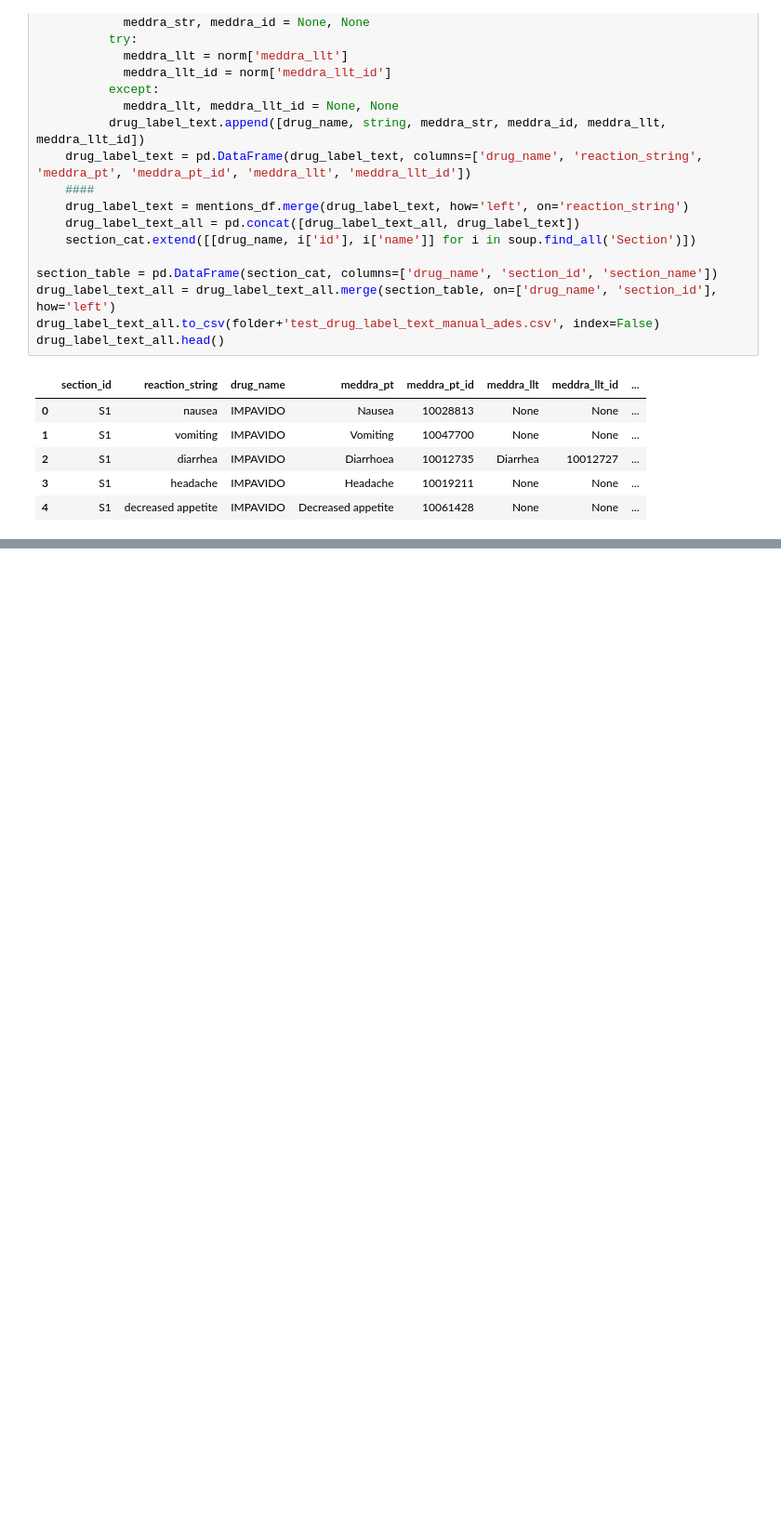
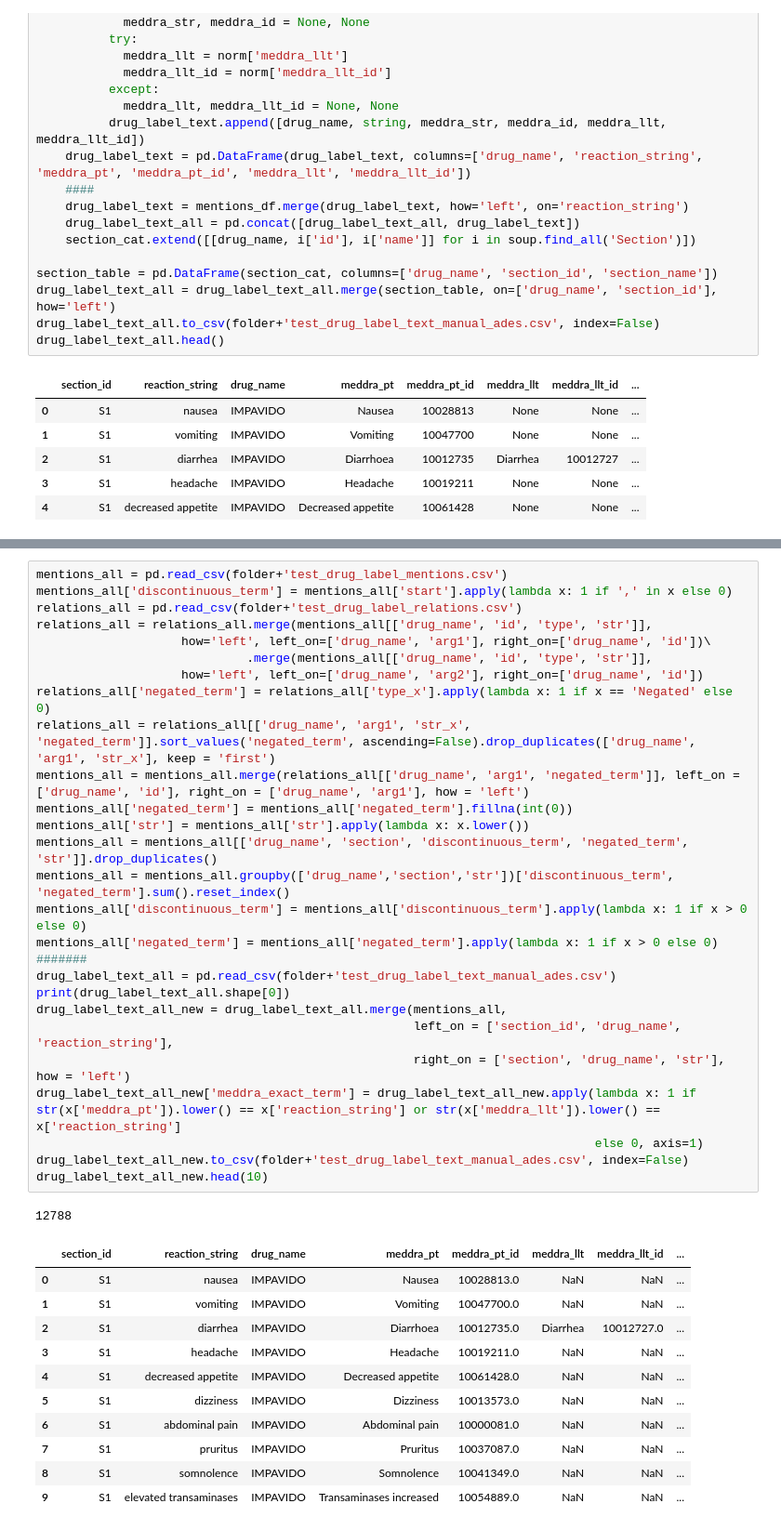
Before and after one commit to tatonetti-lab/onsides-task1, a Jupyter notebook: 1.extract_data.ipynb, the cells around one changed output, grey strips where cells are left out. Shown at 93% size. Drawn from its saved outputs; the diff is of its cells as text; blank space fills up the shorter version.

Commit message:
add ADE term categories into manual ade tables

```diff
--- a/1.extract_data.ipynb
+++ b/1.extract_data.ipynb
@@ -147,0 +347,40 @@ drug_label_text_all.head()
+# %%
+mentions_all = pd.read_csv(folder+'test_drug_label_mentions.csv')
+mentions_all['discontinuous_term'] = mentions_all['start'].apply(lambda x: 1 if ',' in x else 0)
+relations_all = pd.read_csv(folder+'test_drug_label_relations.csv')
+relations_all = relations_all.merge(mentions_all[['drug_name', 'id', 'type', 'str']],
+                    how='left', left_on=['drug_name', 'arg1'], right_on=['drug_name', 'id'])\
+                             .merge(mentions_all[['drug_name', 'id', 'type', 'str']],
+                    how='left', left_on=['drug_name', 'arg2'], right_on=['drug_name', 'id'])
+relations_all['negated_term'] = relations_all['type_x'].apply(lambda x: 1 if x == 'Negated' else 0)
+relations_all = relations_all[['drug_name', 'arg1', 'str_x', 'negated_term']].sort_values('negated_term', ascending=False).drop_duplicates(['drug_name', 'arg1', 'str_x'], keep = 'first')
+mentions_all = mentions_all.merge(relations_all[['drug_name', 'arg1', 'negated_term']], left_on = ['drug_name', 'id'], right_on = ['drug_name', 'arg1'], how = 'left')
+mentions_all['negated_term'] = mentions_all['negated_term'].fillna(int(0))
+mentions_all['str'] = mentions_all['str'].apply(lambda x: x.lower())
+mentions_all = mentions_all[['drug_name', 'section', 'discontinuous_term', 'negated_term', 'str']].drop_duplicates()
+mentions_all = mentions_all.groupby(['drug_name','section','str'])['discontinuous_term', 'negated_term'].sum().reset_index()
+mentions_all['discontinuous_term'] = mentions_all['discontinuous_term'].apply(lambda x: 1 if x > 0 else 0)
+mentions_all['negated_term'] = mentions_all['negated_term'].apply(lambda x: 1 if x > 0 else 0)
+#######
+drug_label_text_all = pd.read_csv(folder+'test_drug_label_text_manual_ades.csv')
+print(drug_label_text_all.shape[0])
+drug_label_text_all_new = drug_label_text_all.merge(mentions_all,
+                                                    left_on = ['section_id', 'drug_name', 'reaction_string'],
+                                                    right_on = ['section', 'drug_name', 'str'], how = 'left')
+drug_label_text_all_new['meddra_exact_term'] = drug_label_text_all_new.apply(lambda x: 1 if str(x['meddra_pt']).lower() == x['reaction_string'] or str(x['meddra_llt']).lower() == x['reaction_string']
+                                                                             else 0, axis=1)
+drug_label_text_all_new.to_csv(folder+'test_drug_label_text_manual_ades.csv', index=False)
+drug_label_text_all_new.head(10)
+# %% [output]
+12788
+|  | section_id | reaction_string | drug_name | meddra_pt | meddra_pt_id | meddra_llt | meddra_llt_id | ... |
+| 0 | S1 | nausea | IMPAVIDO | Nausea | 10028813.0 | NaN | NaN | ... |
+| 1 | S1 | vomiting | IMPAVIDO | Vomiting | 10047700.0 | NaN | NaN | ... |
+| 2 | S1 | diarrhea | IMPAVIDO | Diarrhoea | 10012735.0 | Diarrhea | 10012727.0 | ... |
+| 3 | S1 | headache | IMPAVIDO | Headache | 10019211.0 | NaN | NaN | ... |
+| 4 | S1 | decreased appetite | IMPAVIDO | Decreased appetite | 10061428.0 | NaN | NaN | ... |
+| 5 | S1 | dizziness | IMPAVIDO | Dizziness | 10013573.0 | NaN | NaN | ... |
+| 6 | S1 | abdominal pain | IMPAVIDO | Abdominal pain | 10000081.0 | NaN | NaN | ... |
+| 7 | S1 | pruritus | IMPAVIDO | Pruritus | 10037087.0 | NaN | NaN | ... |
+| 8 | S1 | somnolence | IMPAVIDO | Somnolence | 10041349.0 | NaN | NaN | ... |
+| 9 | S1 | elevated transaminases | IMPAVIDO | Transaminases increased | 10054889.0 | NaN | NaN | ... |
```
Also changed, not shown: parts of 13 cells of this notebook, 2 other files.
